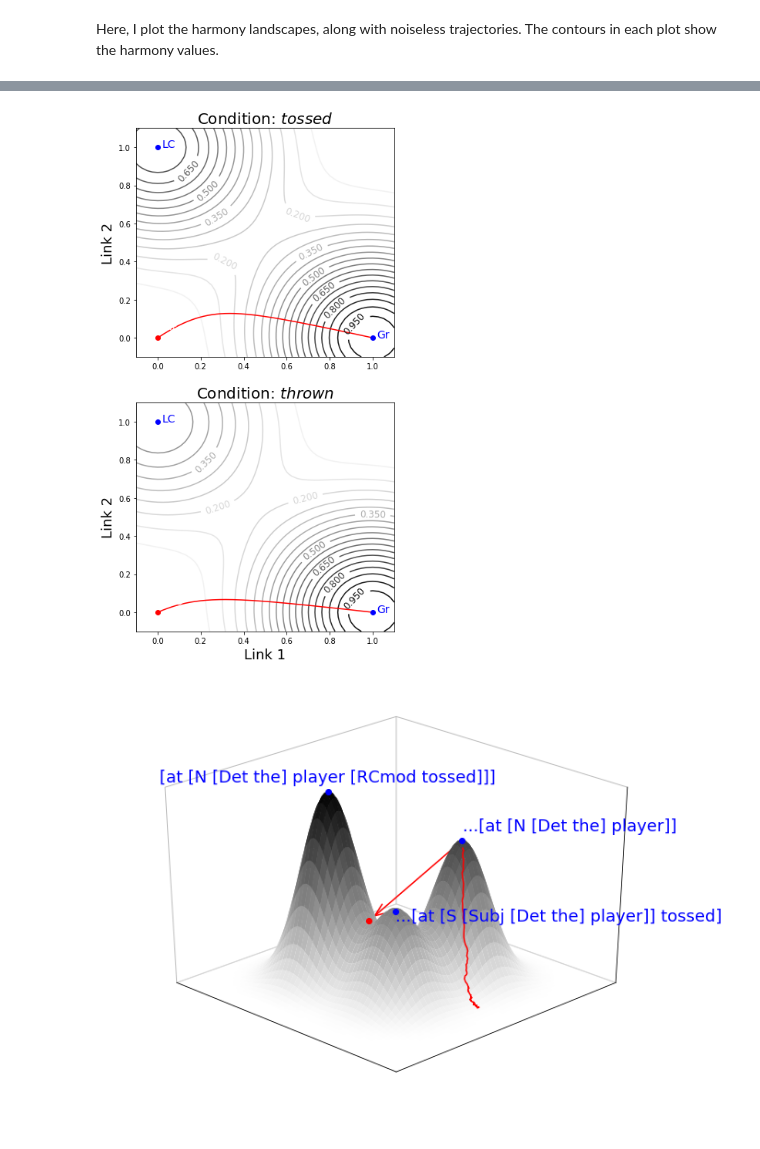
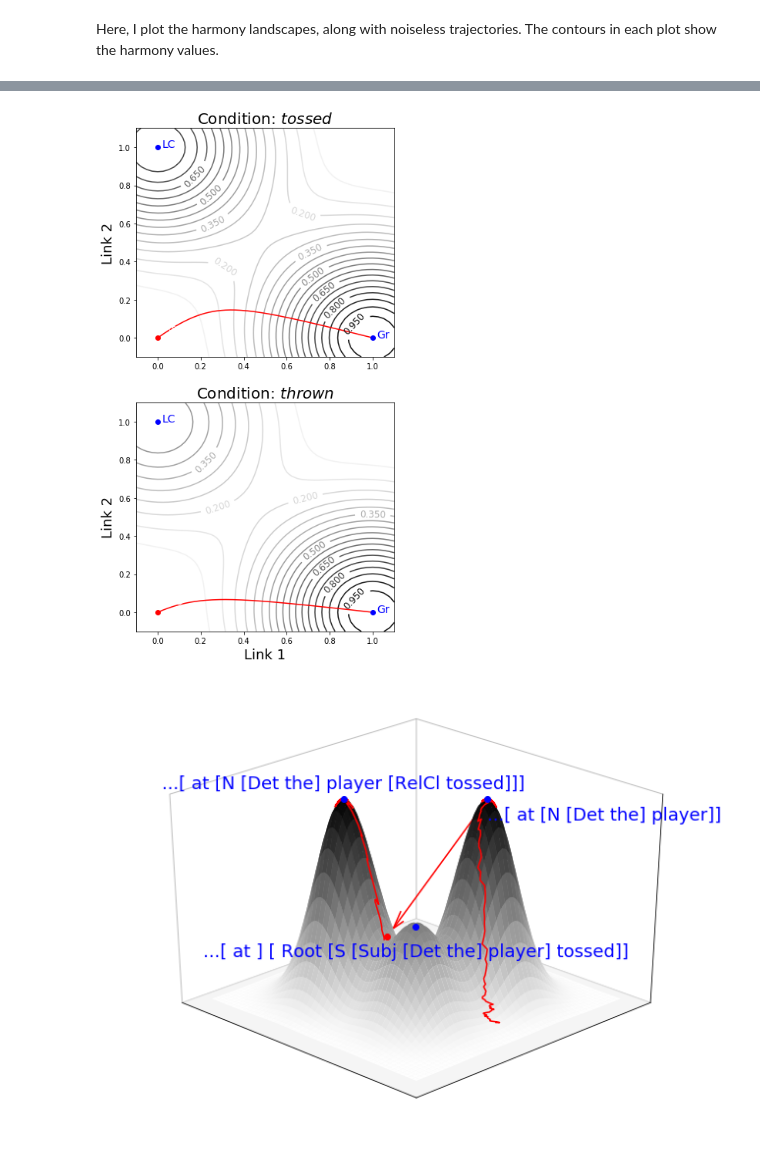
Before and after one commit to garrett-m-smith/SmithTaborICCM2018, a Jupyter notebook: Model/ICCMLocalCoherence00.ipynb, the cells around one changed output, grey strips where cells are left out. Drawn from its saved outputs; the diff is of its cells as text; code cells hidden in the pictures.

```diff
--- a/Model/ICCMLocalCoherence00.ipynb
+++ b/Model/ICCMLocalCoherence00.ipynb
@@ -79,7 +79,7 @@ def not_close(x, centers, tol):
 xhist = np.zeros((maxsteps, ndim))
 nruns = 2000
 data_list = []
-cond = np.array([0.75, 0.5])
+cond = np.array([0.8, 0.5])
 # %%
 # Running
 for h in range(len(cond)):
@@ -209,14 +209,14 @@ plt.show()
 
 f.savefig('HarmonyContours.pdf', bbox_inches='tight')
 # %% [output]
-[figure, old version]
+[figure, new version]
 # %%
 # Making the toy harmony landscape for ICCM paper Fig. 2
 from mpl_toolkits.mplot3d import Axes3D
 
 gamma=0.2
 cs = np.array([[0, 0,], [1, 0], [1, 1]])
-hs = np.array([0.75, 0.5, 1.0])
+hs = np.array([1., 0.5, 1.0])
 delta = 0.01
 x1 = np.arange(-1., 2, delta)
 x2 = np.arange(-1., 2, delta)
@@ -227,14 +227,15 @@ for i, j in product(range(len(x1)), range(len(x2))):
 # %%
 # making a trajectory that climbs the harmony surface
 xhist = np.zeros((1000, ndim))
-xhist[0,:] = [-0.75, 0.5]
+xhist[0,:] = [-0.65, 0.5]
+D = 0.01
 t = 0
-while t < 150:
-    #if not_close(xhist[t], centers, 0.01):
+tstop = 140
+while t < 250:
     xhist[t+1,] = xhist[t,] + tau*step_dyn(xhist[t,], cs, hs, gamma) + np.sqrt(2*D*tau)*np.random.normal(0, 1)
+    if t == tstop:
+        xhist[t+1,] = [0.55, 0.9]
     t += 1
-    #else:
-        #break
 traj = xhist[~np.all(xhist == 0, axis=1)]
 currharm = np.zeros(traj.shape[0])
 for i in range(len(currharm)):
@@ -242,32 +243,34 @@ for i in range(len(currharm)):
 # %%
 #%matplotlib notebook
 #%matplotlib inline
 from mpl_toolkits.mplot3d import axes3d
 fig = plt.figure()
 fig.set_figheight(8)
 fig.set_figwidth(11)
+ax = fig.gca(projection='3d')
 ax.grid(False)
-ax = fig.gca(projection='3d')
 ax.plot_surface(XX, YY, Z, cmap='binary', alpha=0.95)#'coolwarm_r')
-ax.plot3D(traj[:,0], traj[:,1], currharm, 'r-')
+ax.plot3D(traj[0:tstop-1,0], traj[0:tstop-1,1], currharm[0:tstop-1], 'r-')
+ax.plot3D(traj[tstop+1:,0], traj[tstop+1:,1], currharm[tstop+1:], 'r-')
 ax.plot([0.4], [1.], [0.4], 'ro')
-ax.quiver(0, 0, 0.75, 0.4, 1.0, -0.35, edgecolor='r', length=0.94, arrow_length_ratio=0.1)
+ax.quiver(0, 0, 1., 0.4, 1.0, -0.6, edgecolor='r', length=0.94, arrow_length_ratio=0.1)
 
 # making it look good
 ax.view_init(elev=30., azim=135) #-55
 ax.set_xticks([])
 ax.set_yticks([])
 ax.set_zticks([])
 ax.xaxis.pane.set_edgecolor('gray')
 ax.yaxis.pane.set_edgecolor('gray')
 ax.xaxis.pane.fill = False
 ax.yaxis.pane.fill = False
-ax.zaxis.pane.fill = False
-ax.plot([0, 0, 1], [0, 1, 1], [0.75, 0.5, 1.], 'bo')
-ax.text(0, 0, 0.8, '...[at [N [Det the] player]]', size=18, color='b', horizontalalignment='left')
-ax.text(0, 1, 0.45, '...[at [S [Subj [Det the] player]] tossed]', size=18, color='b', horizontalalignment='left')
-ax.text(1., 1, 1.05, '[at [N [Det the] player [RCmod tossed]]]', size=18, color='b', horizontalalignment='center')
+#ax.zaxis.pane.fill = False
+ax.plot([0, 0, 1], [0, 1, 1], [1., 0.5, 1.], 'bo')
+ax.text(0, 0, 0.9, '...[ at [N [Det the] player]]', size=18, color='b', horizontalalignment='left')
+ax.text(0, 1., 0.35, '...[ at ] [ Root [S [Subj [Det the] player] tossed]]', size=18, color='b',
+        horizontalalignment='center')
+ax.text(1., 1, 1.05, '...[ at [N [Det the] player [RelCl tossed]]]', size=18, color='b', horizontalalignment='center')
 plt.show()
 fig.savefig('ToyHarmonySurface.pdf', bbox_inches='tight')
 # %% [output]
-[figure, old version]
+[figure, new version]
```
Also changed, not shown: parts of 4 cells of this notebook, 15 other files.
